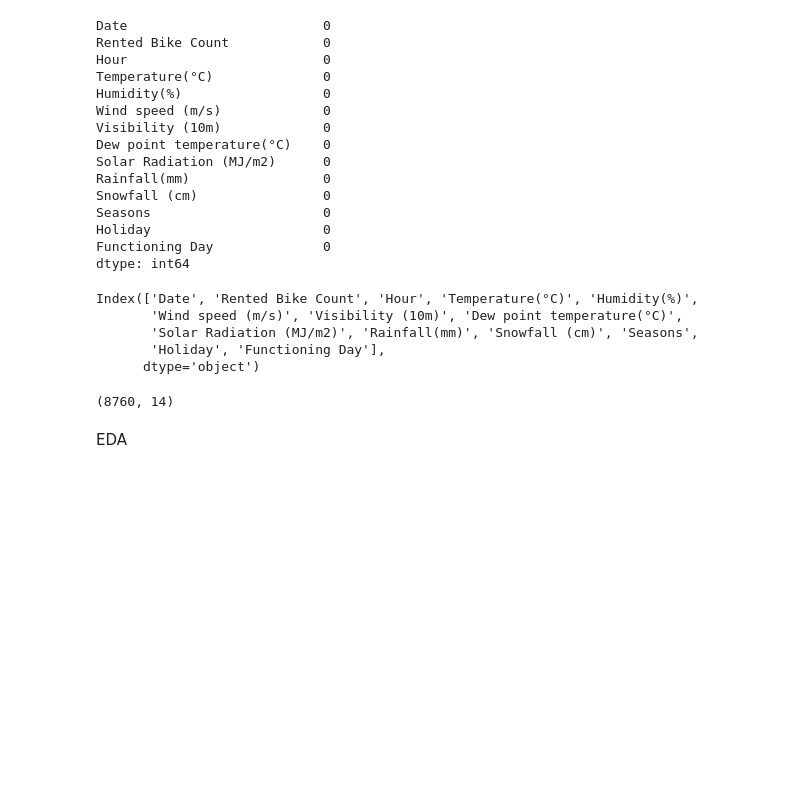
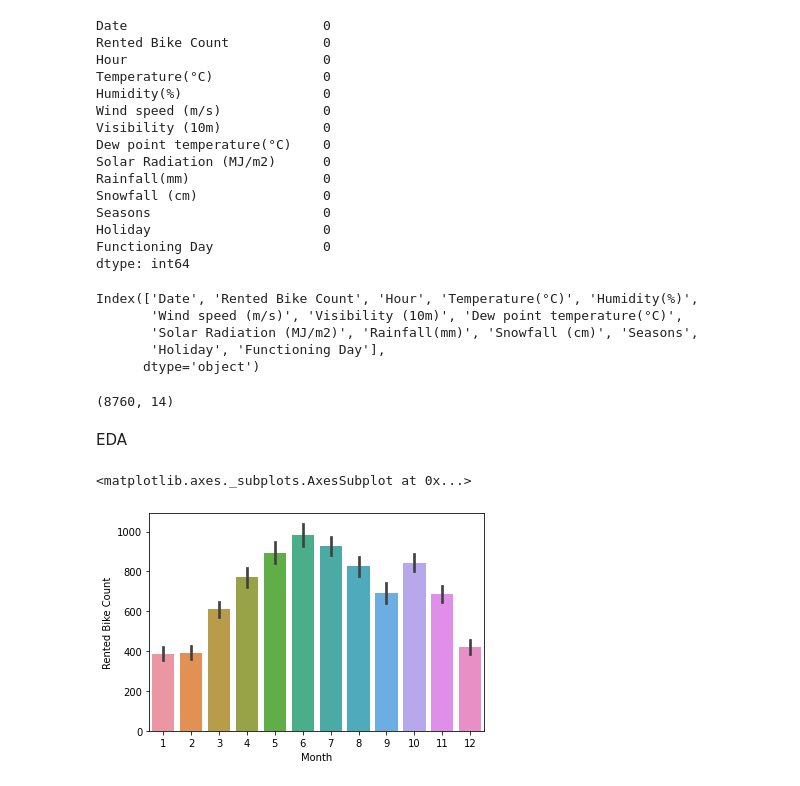
Before and after one commit to pranilthorat/Seoul-Bike-Sharing-Demand-Prediction, a Jupyter notebook: Github_for_capstone_project=2.ipynb, the cells around one changed output. Drawn from its saved outputs; the diff is of its cells as text; code cells hidden in the pictures; blank space fills up the shorter version.

```diff
--- a/Github_for_capstone_project=2.ipynb
+++ b/Github_for_capstone_project=2.ipynb
@@ -153,3 +153,8 @@ df['Year']=df['Date'].dt.year
 df.drop(['Date'],axis=1,inplace=True)
 # %% [markdown]
 EDA
+# %%
+sns.barplot(df['Month'],df['Rented Bike Count'])
+# %% [output]
+<matplotlib.axes._subplots.AxesSubplot at 0x...>
+[figure, added]
```
Also changed, not shown: parts of 8 cells of this notebook.
